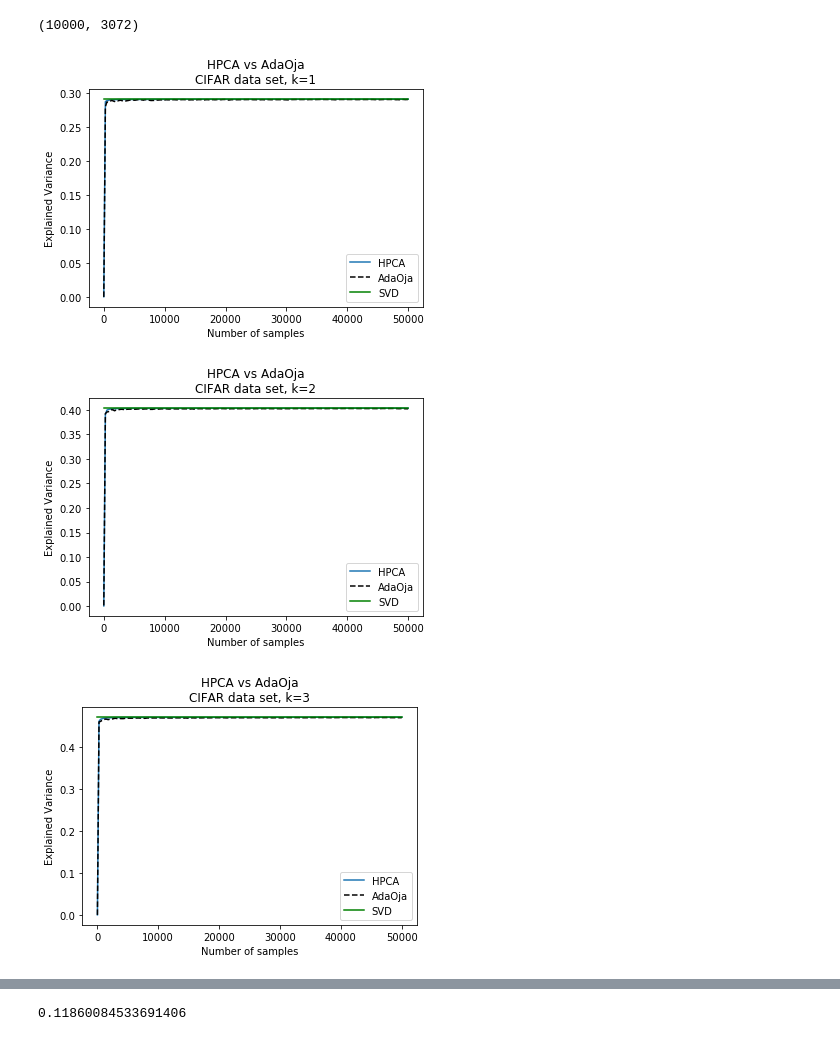
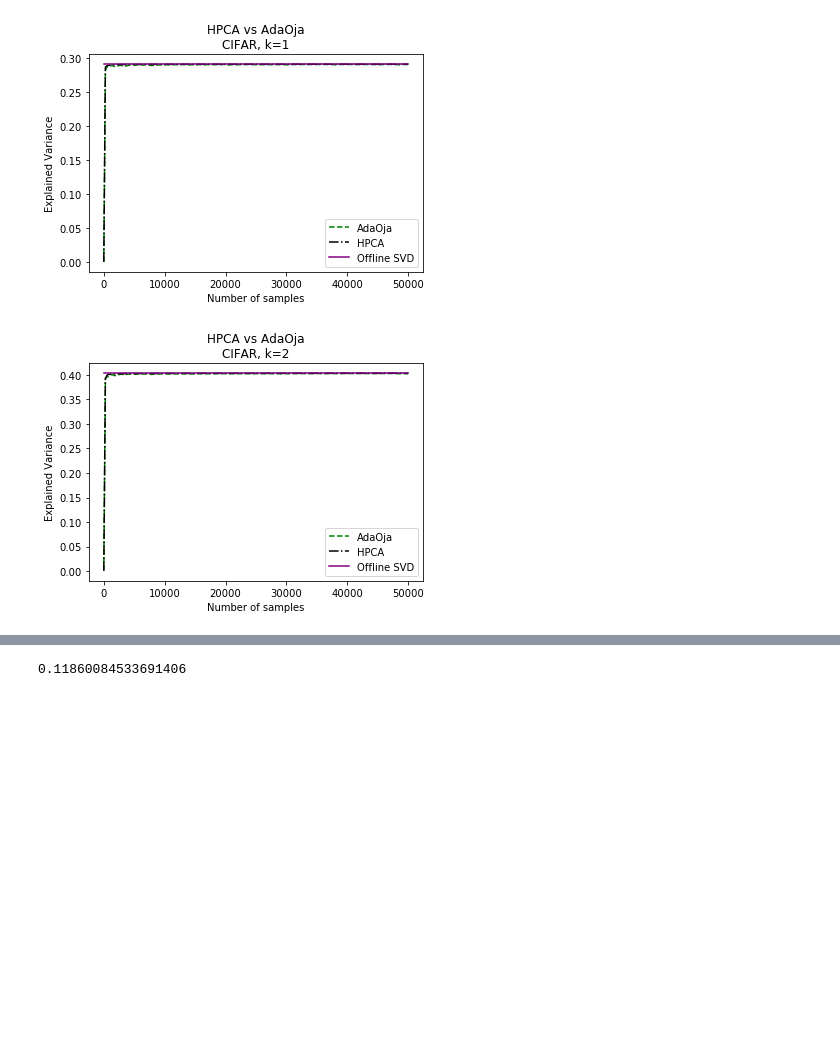
Before and after one commit to aamcbee/AdaOja, a Jupyter notebook: CIFAR testing.ipynb, the cells around one changed output, grey strips where cells are left out. Drawn from its saved outputs; the diff is of its cells as text; code cells hidden in the pictures; blank space fills up the shorter version.

Commit message:
Modified CIFAR testing to be compatible with plotting updates

```diff
--- a/CIFAR testing.ipynb
+++ b/CIFAR testing.ipynb
@@ -39,10 +29,6 @@ db2 = unpickle('data_batch_2')[b'data']
 db3 = unpickle('data_batch_3')[b'data']
 db4 = unpickle('data_batch_4')[b'data']
 db5 = unpickle('data_batch_5')[b'data']
-# %%
-db1.shape
-# %% [output]
-(10000, 3072)
 # %%
 CIFAR = np.vstack((db1, db2, db3, db4, db5))
 CIFAR_sc = CIFAR - CIFAR.mean(axis=0)
@@ -51,18 +37,20 @@ v_CIFAR = la.eigh(np.cov(CIFAR.T))[1][:,::-1]
 # %%
 B = 10
 for k in range(1, 11):
     ada_CIFAR, hpca_CIFAR = dssb.run_sim_fullX(CIFAR_sc, k, B=B, Sparse=False, xnorm2 = CIFAR_norm2, num_acc=200)
     CIFAR_evar = exp_var(CIFAR_sc, v_CIFAR[:,:k], xnorm2=CIFAR_norm2)
+    pf.plot_hpca_ada(ada_CIFAR, hpca_CIFAR, 'CIFAR', true_evar = CIFAR_evar)
+    '''
     plt.plot(hpca_CIFAR.acc_indices, hpca_CIFAR.accQ, label='HPCA')
     plt.plot(ada_CIFAR.acc_indices, ada_CIFAR.accQ, '--', color='black', label='AdaOja')
     plt.plot(ada_CIFAR.acc_indices, np.ones(201) * CIFAR_evar, color='green', label='SVD')
     plt.title('HPCA vs AdaOja\n' + 'CIFAR data set, k=' + str(k))
     plt.xlabel('Number of samples')
     plt.ylabel('Explained Variance')
     plt.legend(loc='best')
     plt.savefig('hpcavada_CIFAR_k' + str(k) + '.png')
     plt.show()
+    '''
 # %% [output]
-[figure, old version]
+[figure, new version]
-[figure, old version]
+[figure, new version]
-[figure, removed]
```
Also changed, not shown: parts of 3 cells of this notebook, 1 other file.
